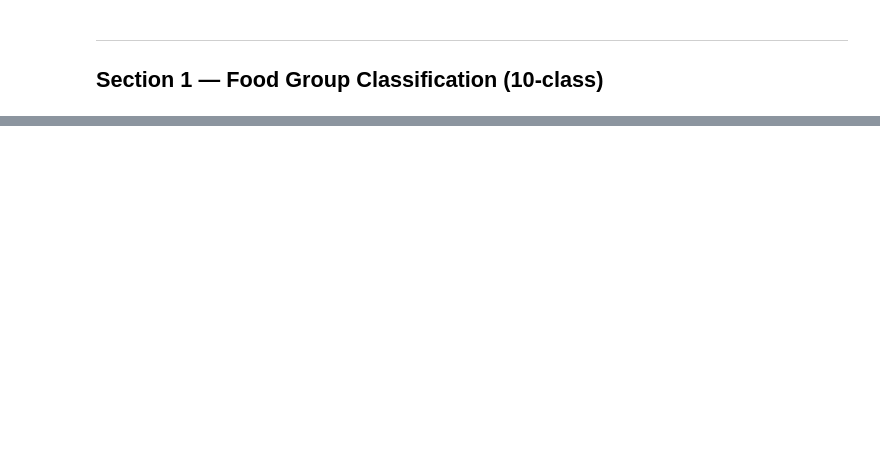
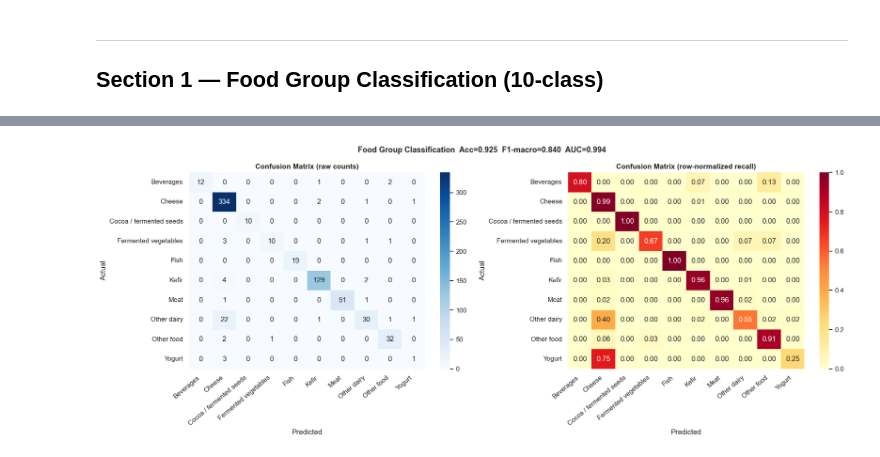
Before and after one commit to RoeeWnaor/microbiome-project_shelano, a Jupyter notebook: evaluation.ipynb, the cells around one changed output, grey strips where cells are left out. Drawn from its saved outputs; the diff is of its cells as text; code cells hidden in the pictures; blank space fills up the shorter version.

```diff
--- a/evaluation.ipynb
+++ b/evaluation.ipynb
@@ -676,0 +171,18 @@ Saved: evaluation_summary.csv, food_ranking_bootstrap.csv
+# %%
+rf1 = RandomForestClassifier(
+    n_estimators=400, max_depth=None, class_weight='balanced',
+    random_state=RANDOM_SEED, n_jobs=-1)
+rf1.fit(X1_tr, yg_tr)
+yg_pred  = rf1.predict(X1_te)
+yg_proba = rf1.predict_proba(X1_te)
+
+acc1 = accuracy_score(yg_te, yg_pred)
+f1m1 = f1_score(yg_te, yg_pred, average='macro')
+f1w1 = f1_score(yg_te, yg_pred, average='weighted')
+auc1 = roc_auc_score(yg_te, yg_proba, multi_class='ovr', average='macro')
+
+print(f'Accuracy     : {acc1:.4f}')
+print(f'F1-macro     : {f1m1:.4f}')
+print(f'F1-weighted  : {f1w1:.4f}')
+print(f'AUC-ROC (OvR): {auc1:.4f}')
+print(classification_report(yg_te, yg_pred, target_names=le.classes_, zero_division=0))
@@ -676,0 +210,22 @@ Saved: evaluation_summary.csv, food_ranking_bootstrap.csv
+# %%
+# Confusion matrices
+cm1 = confusion_matrix(yg_te, yg_pred)
+cm1_norm = cm1.astype(float) / cm1.sum(axis=1, keepdims=True)
+fig, axes = plt.subplots(1, 2, figsize=(18, 7))
+sns.heatmap(cm1, annot=True, fmt='d', cmap='Blues',
+            xticklabels=le.classes_, yticklabels=le.classes_, ax=axes[0])
+axes[0].set_title('Confusion Matrix (raw counts)', weight='bold')
+axes[0].set_xlabel('Predicted'); axes[0].set_ylabel('Actual')
+axes[0].set_xticklabels(le.classes_, rotation=40, ha='right')
+axes[0].set_yticklabels(le.classes_, rotation=0)
+sns.heatmap(cm1_norm, annot=True, fmt='.2f', cmap='YlOrRd',
+            xticklabels=le.classes_, yticklabels=le.classes_, ax=axes[1], vmin=0, vmax=1)
+axes[1].set_title('Confusion Matrix (row-normalized recall)', weight='bold')
+axes[1].set_xlabel('Predicted'); axes[1].set_ylabel('Actual')
+axes[1].set_xticklabels(le.classes_, rotation=40, ha='right')
+axes[1].set_yticklabels(le.classes_, rotation=0)
+plt.suptitle(f'Food Group Classification  Acc={acc1:.3f}  F1-macro={f1m1:.3f}  AUC={auc1:.3f}',
+             weight='bold', fontsize=13)
+plt.tight_layout(); plt.show()
+# %% [output]
+[figure, added]
```
Also changed, not shown: parts of 53 cells of this notebook, 3 other files.
